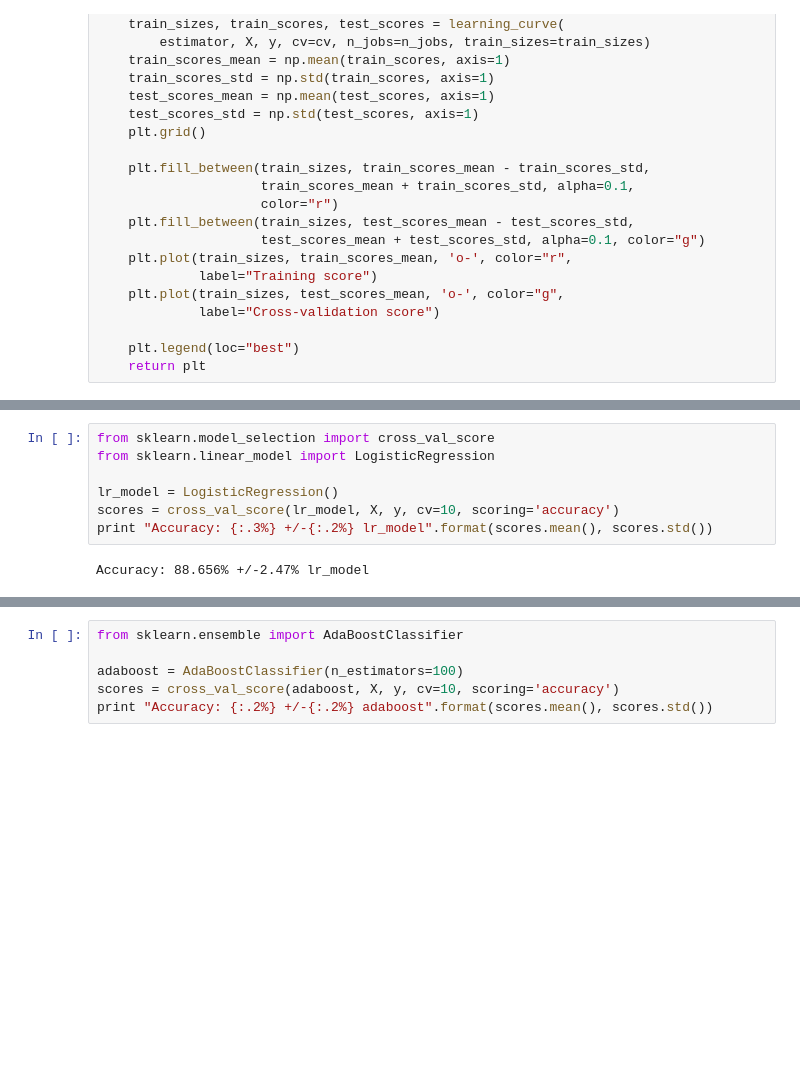
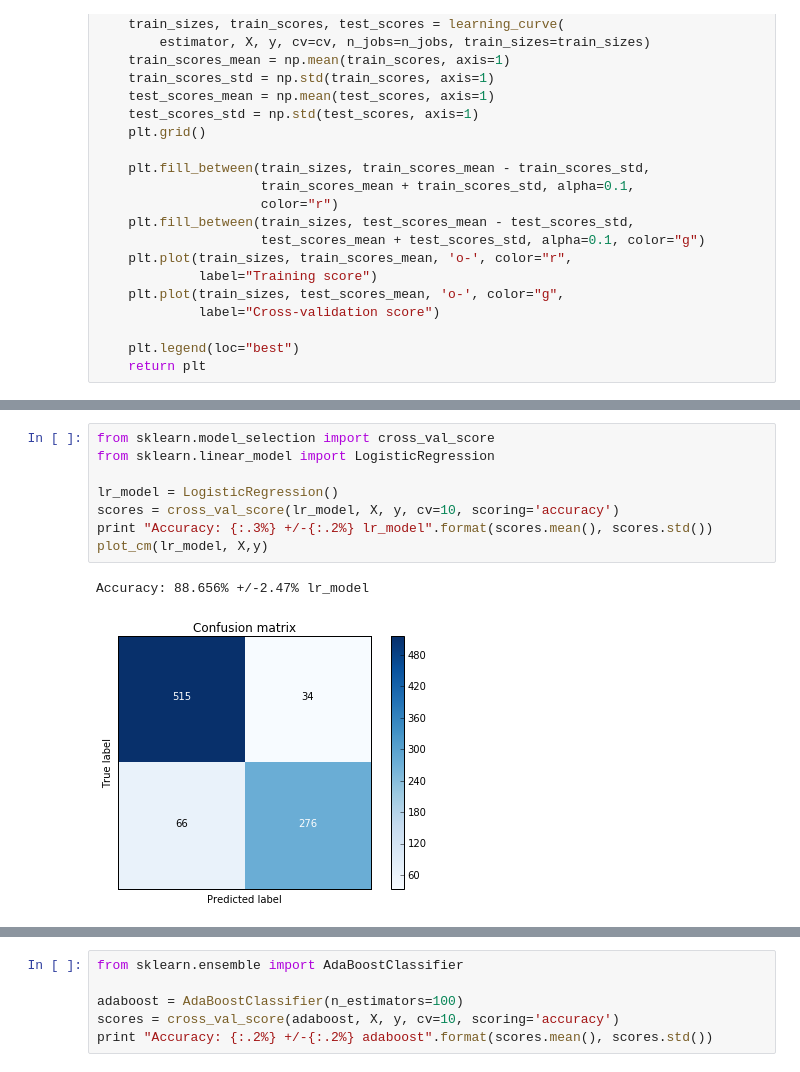
Before and after one commit to 2waybene/notebooks, a Jupyter notebook: titanic/Titanic.ipynb, the cells around one changed output, grey strips where cells are left out. Saved outputs shown, nothing was run; the diff lists cells and outputs as text; blank space fills up the shorter version.

```diff
--- a/titanic/Titanic.ipynb
+++ b/titanic/Titanic.ipynb
@@ -289,9 +343,11 @@ def plot_learning_curve(estimator, title, X, y, ylim=None, cv=None,
 # %%
 from sklearn.model_selection import cross_val_score
 from sklearn.linear_model import LogisticRegression
 
 lr_model = LogisticRegression()
 scores = cross_val_score(lr_model, X, y, cv=10, scoring='accuracy')
 print "Accuracy: {:.3%} +/-{:.2%} lr_model".format(scores.mean(), scores.std())
+plot_cm(lr_model, X,y)
 # %% [output]
 Accuracy: 88.656% +/-2.47% lr_model
+[figure, added]
```
Also changed, not shown: parts of 24 cells of this notebook, 1 other file.
